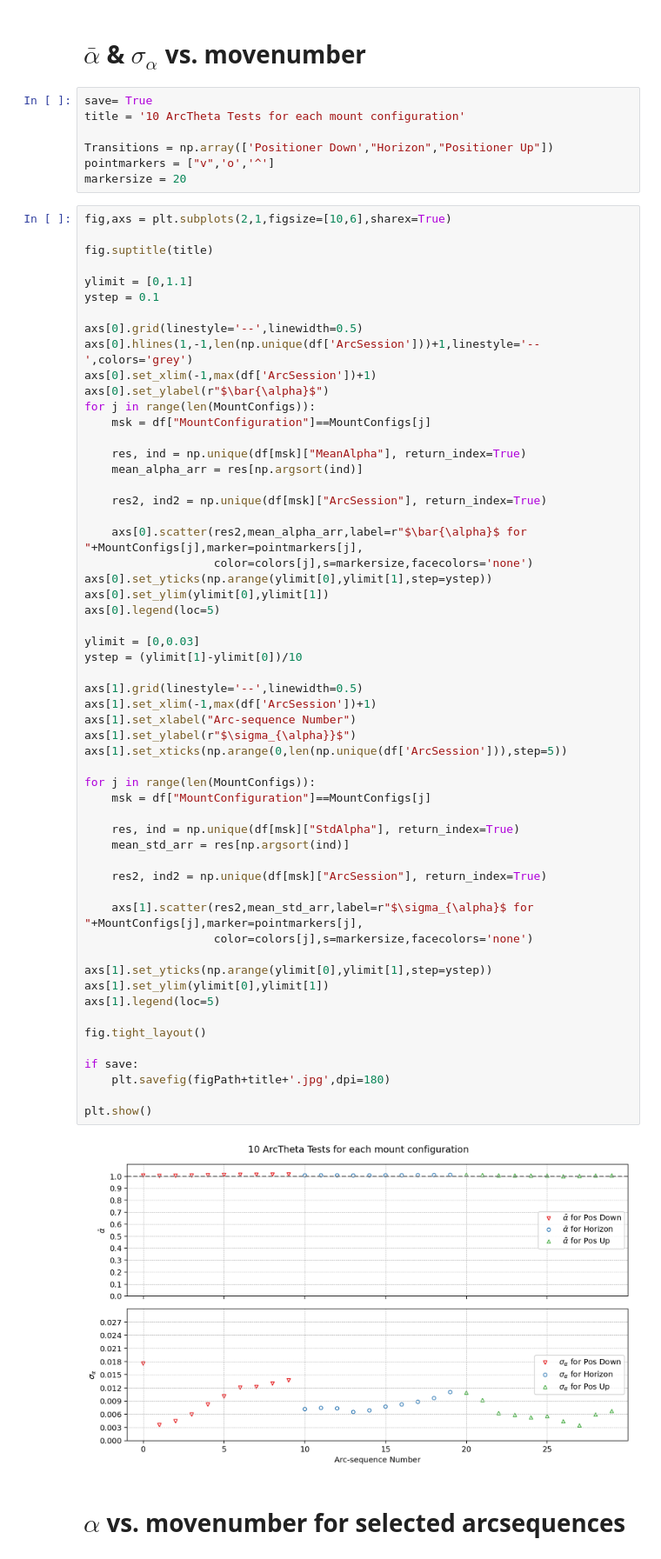
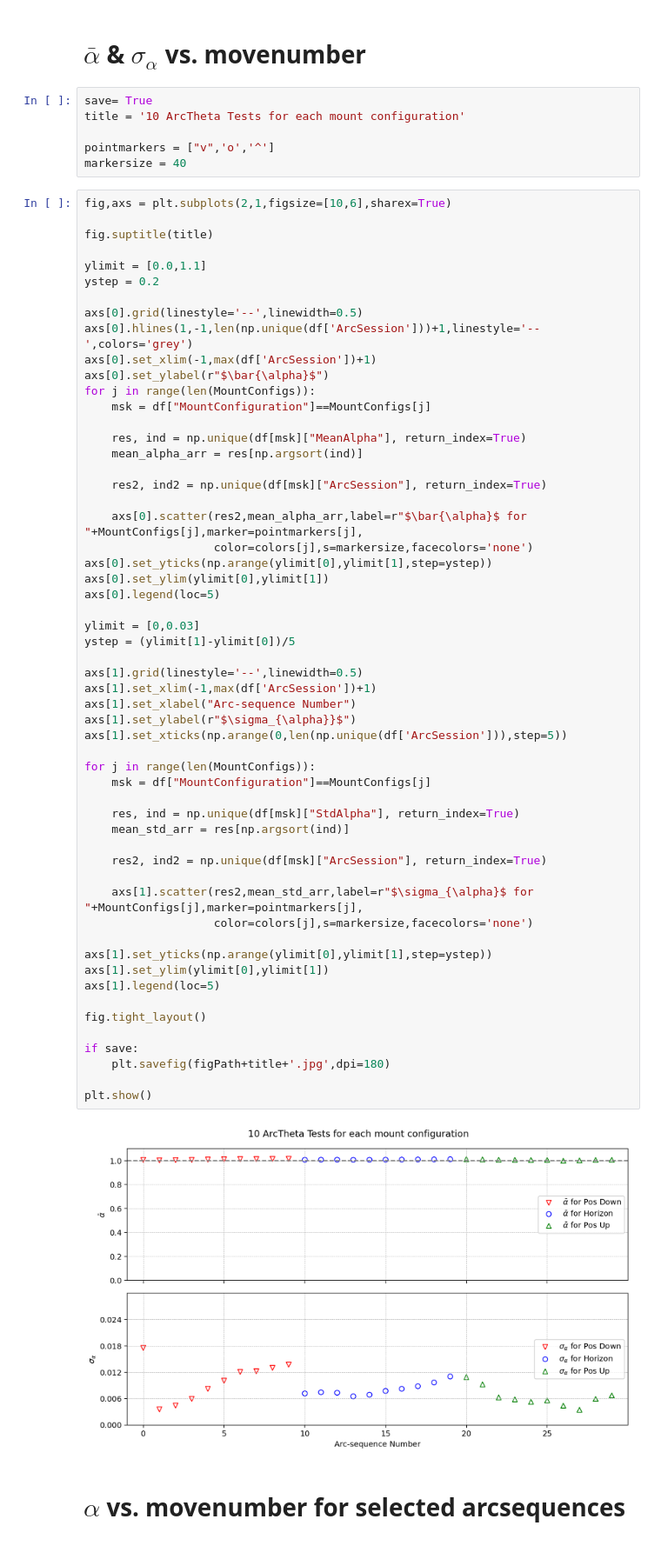
Before and after one commit to SSantosLab/DESI-QA, a Jupyter notebook: calib/Testing Figures - long-arc tests of linear phi.ipynb, the cells around one changed output. Shown at 87% size. Drawn from its saved outputs; the diff is of its cells as text.

```diff
--- a/calib/Testing Figures - long-arc tests of linear phi.ipynb
+++ b/calib/Testing Figures - long-arc tests of linear phi.ipynb
@@ -547,16 +559,15 @@ plt.show()
 save= True
 title = '10 ArcTheta Tests for each mount configuration'
 
-Transitions = np.array(['Positioner Down',"Horizon","Positioner Up"])
 pointmarkers = ["v",'o','^']
-markersize = 20
+markersize = 40
 # %%
 fig,axs = plt.subplots(2,1,figsize=[10,6],sharex=True)
 
 fig.suptitle(title)
 
-ylimit = [0,1.1]
-ystep = 0.1
+ylimit = [0.0,1.1]
+ystep = 0.2
 
 axs[0].grid(linestyle='--',linewidth=0.5)
 axs[0].hlines(1,-1,len(np.unique(df['ArcSession']))+1,linestyle='--',colors='grey')
@@ -577,37 +588,37 @@ axs[0].set_ylim(ylimit[0],ylimit[1])
 axs[0].legend(loc=5)
 
 ylimit = [0,0.03]
-ystep = (ylimit[1]-ylimit[0])/10
+ystep = (ylimit[1]-ylimit[0])/5
 
 axs[1].grid(linestyle='--',linewidth=0.5)
 axs[1].set_xlim(-1,max(df['ArcSession'])+1)
 axs[1].set_xlabel("Arc-sequence Number")
 axs[1].set_ylabel(r"$\sigma_{\alpha}}$")
 axs[1].set_xticks(np.arange(0,len(np.unique(df['ArcSession'])),step=5))
 
 for j in range(len(MountConfigs)):
     msk = df["MountConfiguration"]==MountConfigs[j]
 
     res, ind = np.unique(df[msk]["StdAlpha"], return_index=True)
     mean_std_arr = res[np.argsort(ind)]
 
     res2, ind2 = np.unique(df[msk]["ArcSession"], return_index=True)
 
     axs[1].scatter(res2,mean_std_arr,label=r"$\sigma_{\alpha}$ for "+MountConfigs[j],marker=pointmarkers[j],
                    color=colors[j],s=markersize,facecolors='none')
 
 axs[1].set_yticks(np.arange(ylimit[0],ylimit[1],step=ystep))
 axs[1].set_ylim(ylimit[0],ylimit[1])
 axs[1].legend(loc=5)
 
 fig.tight_layout()
 
 if save:
     plt.savefig(figPath+title+'.jpg',dpi=180)
 
 plt.show()
 # %% [output]
-[figure, old version]
+[figure, new version]
 # %% [markdown]
 # $\alpha$ vs. movenumber for selected arcsequences
 # %%
```
Also changed, not shown: parts of 6 cells of this notebook, 19 other files.
